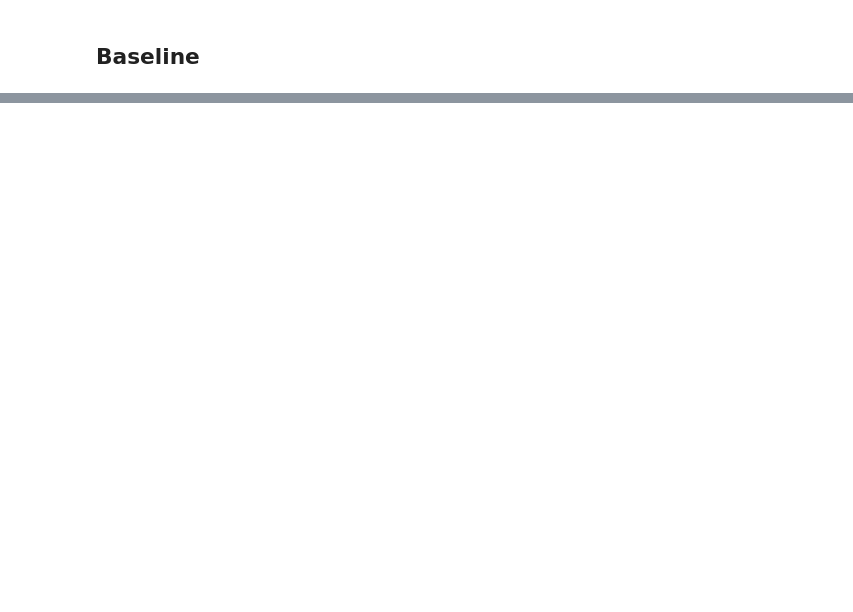
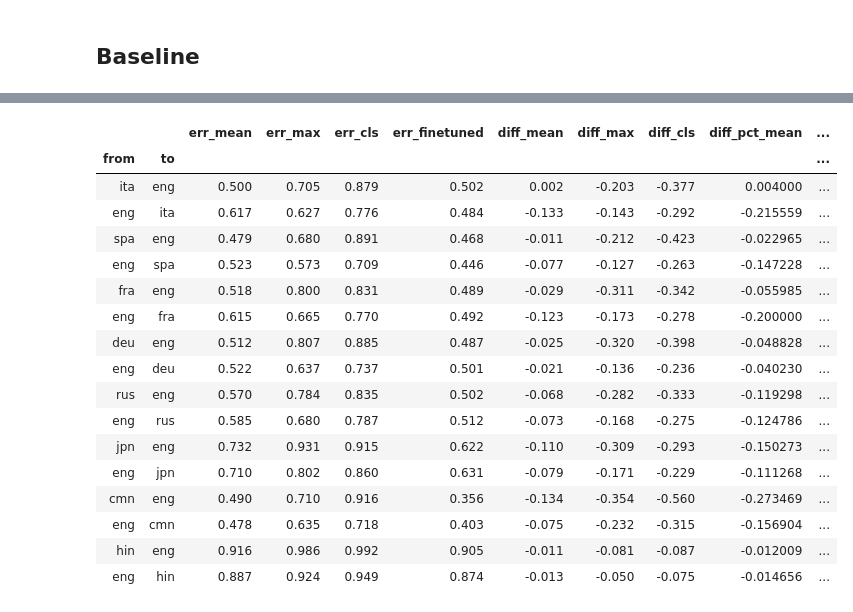
Before and after one commit to alinaalborova/sentence-transformers, a Jupyter notebook: notebooks/Multilingual Bert on NLI.ipynb, the cells around one changed output, grey strips where cells are left out. Drawn from its saved outputs; the diff is of its cells as text; code cells hidden in the pictures; blank space fills up the shorter version.

Commit message:
Evaluate more language pairs and baselines

```diff
--- a/notebooks/Multilingual Bert on NLI.ipynb
+++ b/notebooks/Multilingual Bert on NLI.ipynb
@@ -354,0 +388,13 @@ np.sum(cmn_to_eng[:, 0] == np.arange(1000))
+# %%
+word_embedding_model = models.BERT('../models/bert-base-multilingual-cased/')
+# Apply mean pooling to get one fixed sized sentence vector
+pooling_model = models.Pooling(word_embedding_model.get_word_embedding_dimension(),
+                               pooling_mode_mean_tokens=False,
+                               pooling_mode_cls_token=False,
+                               pooling_mode_max_tokens=True)
+model = SentenceTransformer(modules=[word_embedding_model, pooling_model])
+# %%
+results = []
+for pair in PAIRS:
+    results += evaluate_language_pair(model, pair_name=pair, batch_size=50)
+df_baseline_max = pd.DataFrame(results, columns=["from", "to", "correct", "total"])
@@ -354,0 +423,11 @@ np.sum(cmn_to_eng[:, 0] == np.arange(1000))
+# %%
+df_baseline_mean["err_mean"] = 1 - df_baseline_mean["correct"] / df_baseline_mean["total"]
+df_baseline_max["err_max"] = 1 - df_baseline_max["correct"] / df_baseline_max["total"]
+df_baseline_cls["err_cls"] = 1 - df_baseline_cls["correct"] / df_baseline_cls["total"]
+df_finetuned["err_finetuned"] = 1 - df_finetuned["correct"] / df_finetuned["total"]
+# %%
+df_err = pd.concat([
+    df.set_index(["from", "to"]).drop(["correct", "total"], axis=1)
+    for df in (df_baseline_mean, df_baseline_max, df_baseline_cls, df_finetuned)
+], axis=1)
+df_err
@@ -354,0 +453,27 @@ np.sum(cmn_to_eng[:, 0] == np.arange(1000))
+# %%
+df_err["diff_mean"] = df_err["err_finetuned"] - df_err["err_mean"]
+df_err["diff_pct_mean"] = df_err["diff_mean"] / df_err["err_mean"]
+df_err["diff_max"] = df_err["err_finetuned"] - df_err["err_max"]
+df_err["diff_pct_max"] = df_err["diff_max"] / df_err["err_max"]
+df_err["diff_cls"] = df_err["err_finetuned"] - df_err["err_cls"]
+df_err["diff_pct_cls"] = df_err["diff_cls"] / df_err["err_cls"]
+df_err
+# %% [output]
+|  |  | err_mean | err_max | err_cls | err_finetuned | diff_mean | diff_max | diff_cls | diff_pct_mean | ... |
+| from | to |  |  |  |  |  |  |  |  | ... |
+| ita | eng | 0.500 | 0.705 | 0.879 | 0.502 | 0.002 | -0.203 | -0.377 | 0.004000 | ... |
+| eng | ita | 0.617 | 0.627 | 0.776 | 0.484 | -0.133 | -0.143 | -0.292 | -0.215559 | ... |
+| spa | eng | 0.479 | 0.680 | 0.891 | 0.468 | -0.011 | -0.212 | -0.423 | -0.022965 | ... |
+| eng | spa | 0.523 | 0.573 | 0.709 | 0.446 | -0.077 | -0.127 | -0.263 | -0.147228 | ... |
+| fra | eng | 0.518 | 0.800 | 0.831 | 0.489 | -0.029 | -0.311 | -0.342 | -0.055985 | ... |
+| eng | fra | 0.615 | 0.665 | 0.770 | 0.492 | -0.123 | -0.173 | -0.278 | -0.200000 | ... |
+| deu | eng | 0.512 | 0.807 | 0.885 | 0.487 | -0.025 | -0.320 | -0.398 | -0.048828 | ... |
+| eng | deu | 0.522 | 0.637 | 0.737 | 0.501 | -0.021 | -0.136 | -0.236 | -0.040230 | ... |
+| rus | eng | 0.570 | 0.784 | 0.835 | 0.502 | -0.068 | -0.282 | -0.333 | -0.119298 | ... |
+| eng | rus | 0.585 | 0.680 | 0.787 | 0.512 | -0.073 | -0.168 | -0.275 | -0.124786 | ... |
+| jpn | eng | 0.732 | 0.931 | 0.915 | 0.622 | -0.110 | -0.309 | -0.293 | -0.150273 | ... |
+| eng | jpn | 0.710 | 0.802 | 0.860 | 0.631 | -0.079 | -0.171 | -0.229 | -0.111268 | ... |
+| cmn | eng | 0.490 | 0.710 | 0.916 | 0.356 | -0.134 | -0.354 | -0.560 | -0.273469 | ... |
+| eng | cmn | 0.478 | 0.635 | 0.718 | 0.403 | -0.075 | -0.232 | -0.315 | -0.156904 | ... |
+| hin | eng | 0.916 | 0.986 | 0.992 | 0.905 | -0.011 | -0.081 | -0.087 | -0.012009 | ... |
+| eng | hin | 0.887 | 0.924 | 0.949 | 0.874 | -0.013 | -0.050 | -0.075 | -0.014656 | ... |
```
Also changed, not shown: parts of 30 cells of this notebook, 2 other files.
